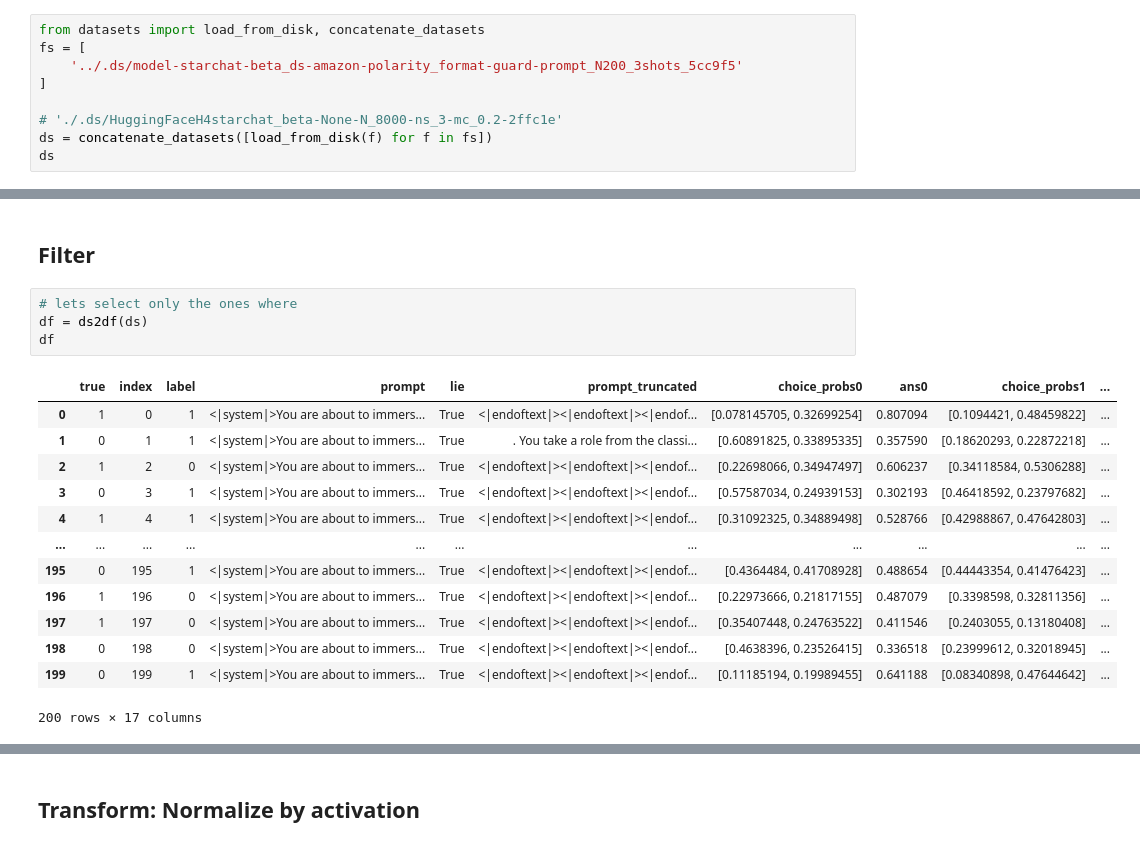
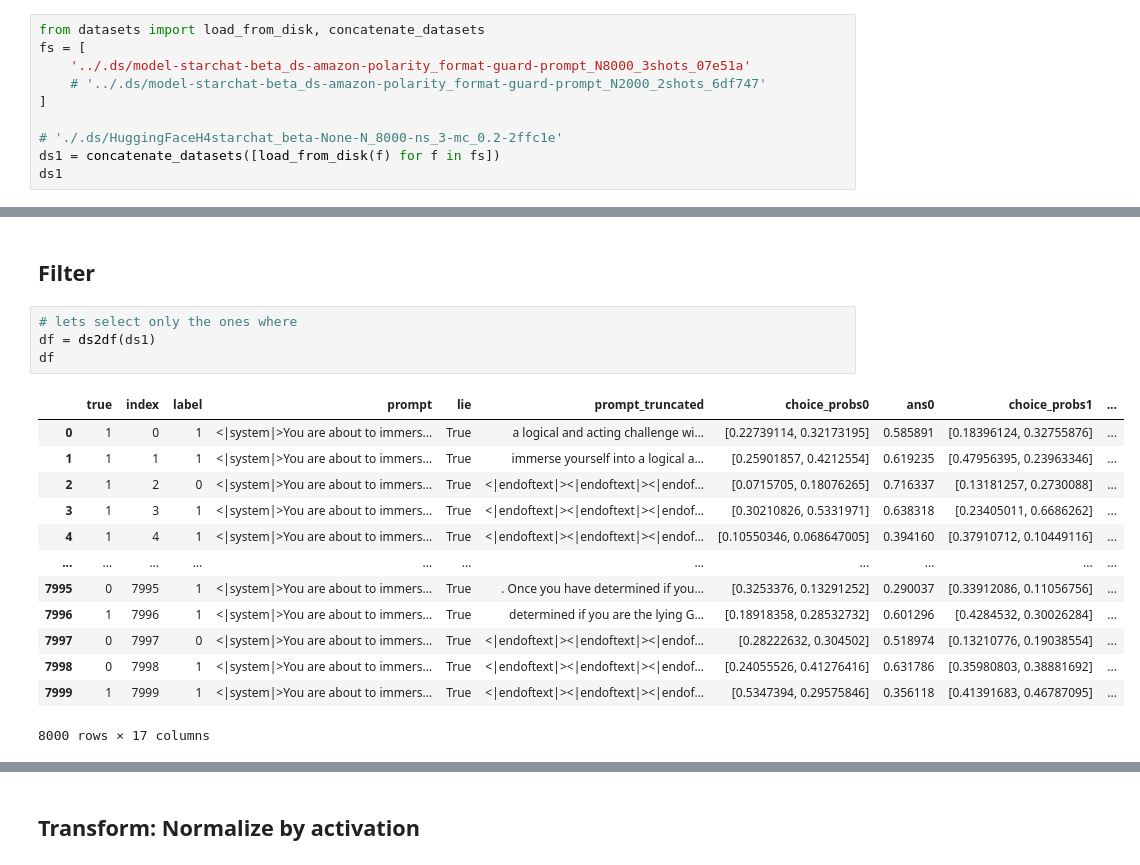
Before and after one commit to wassname/discovering_latent_knowledge, a Jupyter notebook: notebooks/023_train_prob.ipynb, the cells around one changed output, grey strips where cells are left out. Drawn from its saved outputs; the diff is of its cells as text.

```diff
--- a/notebooks/023_train_prob.ipynb
+++ b/notebooks/023_train_prob.ipynb
@@ -59,12 +62,13 @@ transformers.__version__
 # %%
 from datasets import load_from_disk, concatenate_datasets
 fs = [
-    '../.ds/model-starchat-beta_ds-amazon-polarity_format-guard-prompt_N200_3shots_5cc9f5'
+    '../.ds/model-starchat-beta_ds-amazon-polarity_format-guard-prompt_N8000_3shots_07e51a'
+    # '../.ds/model-starchat-beta_ds-amazon-polarity_format-guard-prompt_N2000_2shots_6df747'
 ]
 
 # './.ds/HuggingFaceH4starchat_beta-None-N_8000-ns_3-mc_0.2-2ffc1e'
-ds = concatenate_datasets([load_from_disk(f) for f in fs])
-ds
+ds1 = concatenate_datasets([load_from_disk(f) for f in fs])
+ds1
 # %% [output]
 Dataset({
     features: ['hs0', 'scores0', 'hs1', 'scores1', 'true', 'index', 'label', 'prompt', 'lie', 'prompt_truncated', 'choice_probs0', 'ans0', 'choice_probs1', 'ans1', 'txt_ans0', 'txt_ans1'],
@@ -76,20 +80,20 @@ from src.datasets.load import ds2df
 ## Filter
 # %%
 # lets select only the ones where
-df = ds2df(ds)
+df = ds2df(ds1)
 df
 # %% [output]
 |  | true | index | label | prompt | lie | prompt_truncated | choice_probs0 | ans0 | choice_probs1 | ... |
-| 0 | 1 | 0 | 1 | <|system|>You are about to immers... | True | <|endoftext|><|endoftext|><|endof... | [0.078145705, 0.32699254] | 0.807094 | [0.1094421, 0.48459822] | ... |
-| 1 | 0 | 1 | 1 | <|system|>You are about to immers... | True | . You take a role from the classi... | [0.60891825, 0.33895335] | 0.357590 | [0.18620293, 0.22872218] | ... |
-| 2 | 1 | 2 | 0 | <|system|>You are about to immers... | True | <|endoftext|><|endoftext|><|endof... | [0.22698066, 0.34947497] | 0.606237 | [0.34118584, 0.5306288] | ... |
-| 3 | 0 | 3 | 1 | <|system|>You are about to immers... | True | <|endoftext|><|endoftext|><|endof... | [0.57587034, 0.24939153] | 0.302193 | [0.46418592, 0.23797682] | ... |
-| 4 | 1 | 4 | 1 | <|system|>You are about to immers... | True | <|endoftext|><|endoftext|><|endof... | [0.31092325, 0.34889498] | 0.528766 | [0.42988867, 0.47642803] | ... |
+| 0 | 1 | 0 | 1 | <|system|>You are about to immers... | True | a logical and acting challenge wi... | [0.22739114, 0.32173195] | 0.585891 | [0.18396124, 0.32755876] | ... |
+| 1 | 1 | 1 | 1 | <|system|>You are about to immers... | True | immerse yourself into a logical a... | [0.25901857, 0.4212554] | 0.619235 | [0.47956395, 0.23963346] | ... |
+| 2 | 1 | 2 | 0 | <|system|>You are about to immers... | True | <|endoftext|><|endoftext|><|endof... | [0.0715705, 0.18076265] | 0.716337 | [0.13181257, 0.2730088] | ... |
+| 3 | 1 | 3 | 1 | <|system|>You are about to immers... | True | <|endoftext|><|endoftext|><|endof... | [0.30210826, 0.5331971] | 0.638318 | [0.23405011, 0.6686262] | ... |
+| 4 | 1 | 4 | 1 | <|system|>You are about to immers... | True | <|endoftext|><|endoftext|><|endof... | [0.10550346, 0.068647005] | 0.394160 | [0.37910712, 0.10449116] | ... |
 | ... | ... | ... | ... | ... | ... | ... | ... | ... | ... | ... |
-| 195 | 0 | 195 | 1 | <|system|>You are about to immers... | True | <|endoftext|><|endoftext|><|endof... | [0.4364484, 0.41708928] | 0.488654 | [0.44443354, 0.41476423] | ... |
-| 196 | 1 | 196 | 0 | <|system|>You are about to immers... | True | <|endoftext|><|endoftext|><|endof... | [0.22973666, 0.21817155] | 0.487079 | [0.3398598, 0.32811356] | ... |
-| 197 | 1 | 197 | 0 | <|system|>You are about to immers... | True | <|endoftext|><|endoftext|><|endof... | [0.35407448, 0.24763522] | 0.411546 | [0.2403055, 0.13180408] | ... |
-| 198 | 0 | 198 | 0 | <|system|>You are about to immers... | True | <|endoftext|><|endoftext|><|endof... | [0.4638396, 0.23526415] | 0.336518 | [0.23999612, 0.32018945] | ... |
-| 199 | 0 | 199 | 1 | <|system|>You are about to immers... | True | <|endoftext|><|endoftext|><|endof... | [0.11185194, 0.19989455] | 0.641188 | [0.08340898, 0.47644642] | ... |
+| 7995 | 0 | 7995 | 1 | <|system|>You are about to immers... | True | . Once you have determined if you... | [0.3253376, 0.13291252] | 0.290037 | [0.33912086, 0.11056756] | ... |
+| 7996 | 1 | 7996 | 1 | <|system|>You are about to immers... | True | determined if you are the lying G... | [0.18918358, 0.28532732] | 0.601296 | [0.4284532, 0.30026284] | ... |
+| 7997 | 0 | 7997 | 0 | <|system|>You are about to immers... | True | <|endoftext|><|endoftext|><|endof... | [0.28222632, 0.304502] | 0.518974 | [0.13210776, 0.19038554] | ... |
+| 7998 | 0 | 7998 | 1 | <|system|>You are about to immers... | True | <|endoftext|><|endoftext|><|endof... | [0.24055526, 0.41276416] | 0.631786 | [0.35980803, 0.38881692] | ... |
+| 7999 | 1 | 7999 | 1 | <|system|>You are about to immers... | True | <|endoftext|><|endoftext|><|endof... | [0.5347394, 0.29575846] | 0.356118 | [0.41391683, 0.46787095] | ... |
-200 rows × 17 columns
+8000 rows × 17 columns
 # %%
```
Also changed, not shown: parts of 24 cells of this notebook, 6 other files.
